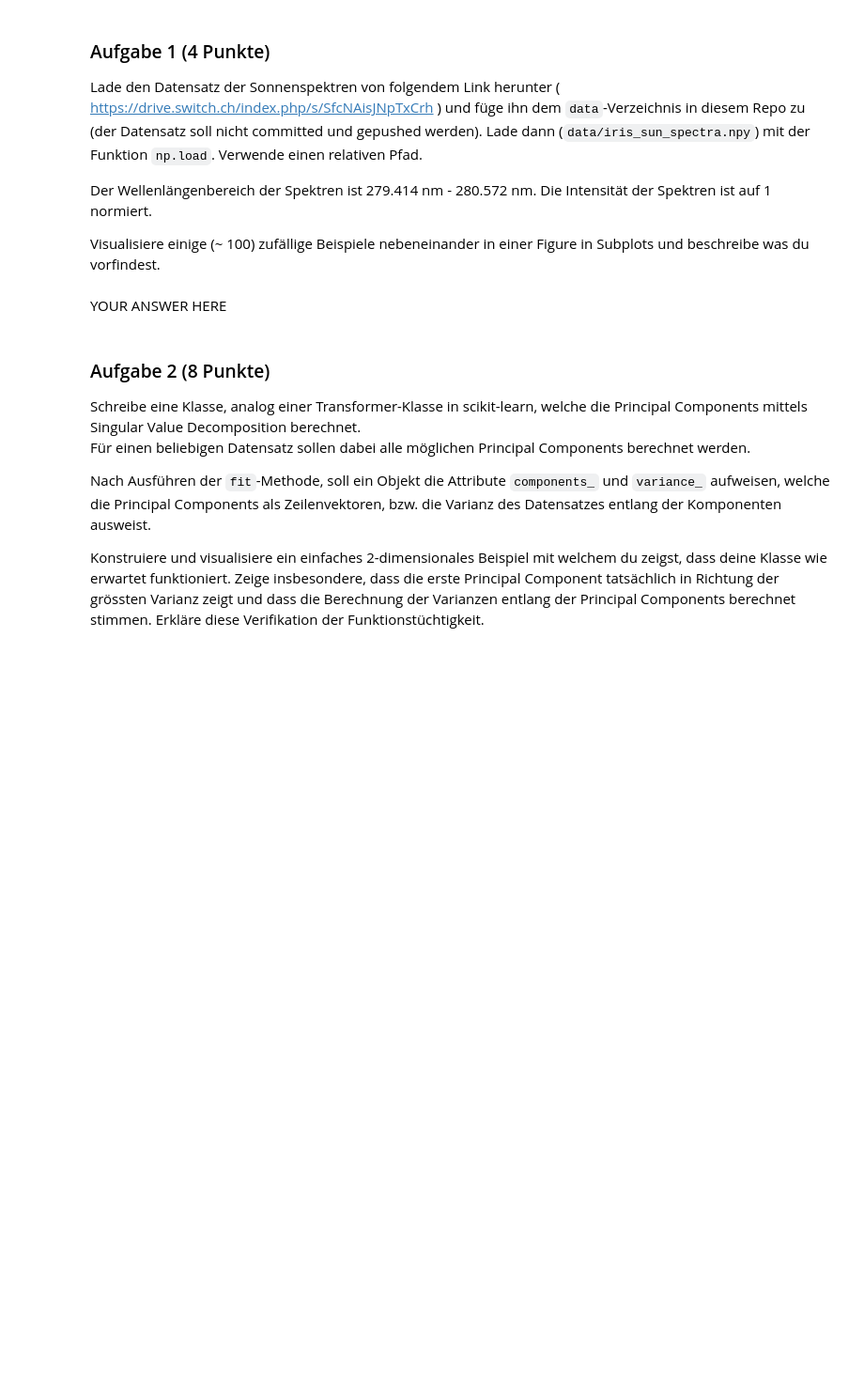
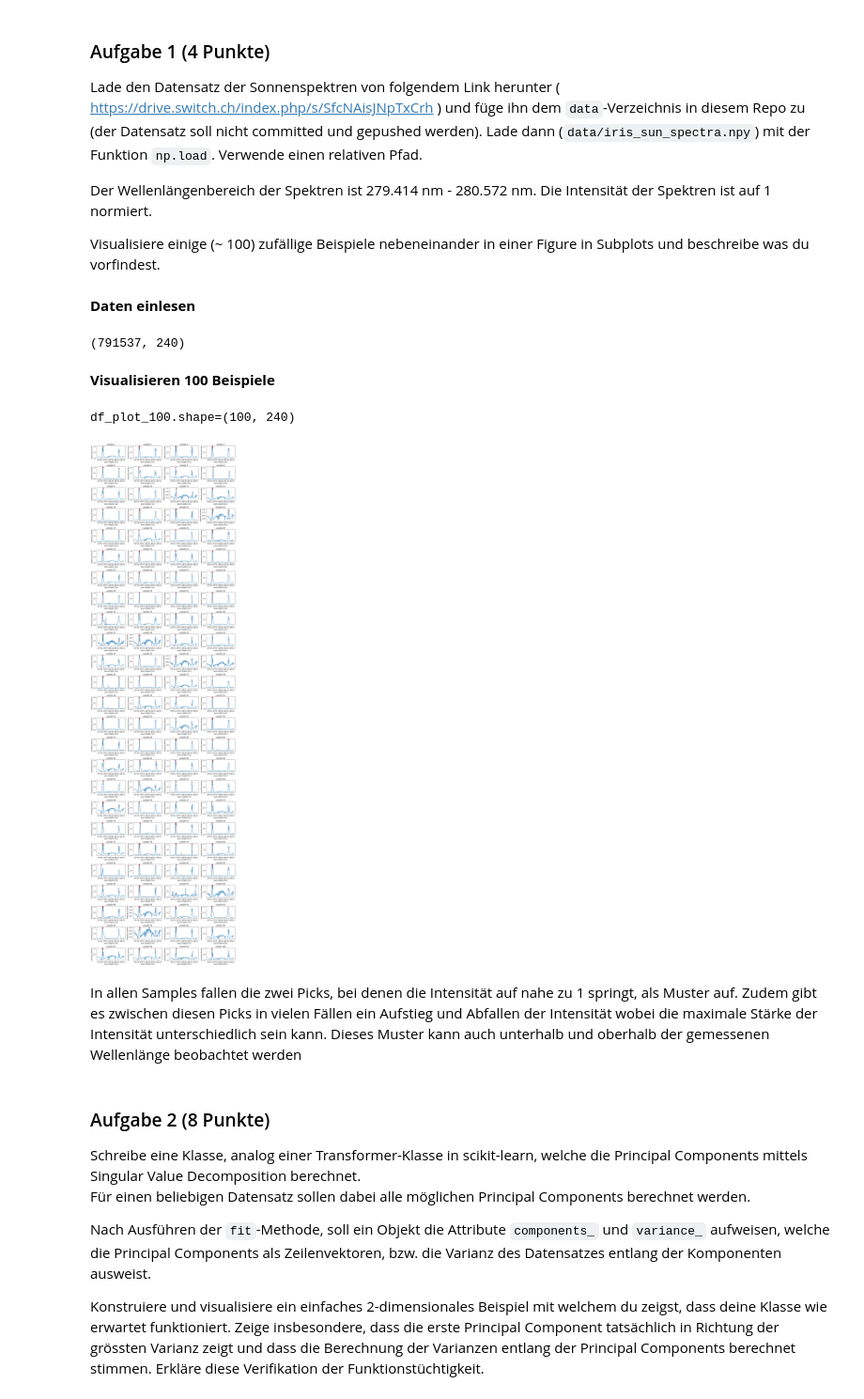
Before and after one commit to rootpi2203/ds_gml, a Jupyter notebook: gml_minichallenge_3/gml_minichallenge_3.ipynb, the cells around one changed output. Shown: that part at 94% size. Saved outputs shown, nothing was run; the diff lists cells and outputs as text; code cells hidden in the pictures; blank space fills up the shorter version.

```diff
--- a/gml_minichallenge_3/gml_minichallenge_3.ipynb
+++ b/gml_minichallenge_3/gml_minichallenge_3.ipynb
@@ -43,2 +40,2 @@ raise NotImplementedError()
-# %% [markdown]
-YOUR ANSWER HERE
+# %% [markdown]
+**Daten einlesen**
@@ -45,3 +45,46 @@ YOUR ANSWER HERE
+# %%
+# YOUR CODE HERE
+df_iris = np.load('../../data/iris_sun_spectra.npy')
+print(df_iris.shape)
+#df_iris[0, :]
+# %% [output]
+(791537, 240)
+# %% [markdown]
+**Visualisieren 100 Beispiele**
+# %%
+np.random.seed(42)
+
+# 100 zufällige Beispiele auswählen
+idx_rnd = np.random.randint(0, df_iris.shape[0], 100)
+df_plot_100 = df_iris[idx_rnd, :].copy()
+print(f'{df_plot_100.shape=}')
+
+# plote die zufälligen Beispiele
+fig, ax = plt.subplots(25, 4, figsize=(14,50))
+ax = ax.flatten()
+
+# Wellenlänge zwischen 279.414nm und 280.572nm, verwende linspace für 240 Punkte dazwischen
+x_label = np.linspace(279.414, 280.572, 240)
+
+for i, data in enumerate(df_plot_100):
+    ax[i].plot(x_label, df_plot_100[i, :])
+    ax[i].set_title(f'sample {i+1}')
+    ax[i].set_xlabel('wave lengths [nm]')
+    ax[i].set_ylabel('intensity normiert')
+
+    # zeichnen Picks grösser 0.8
+    for k, point in enumerate(data):
+        if point > 0.9:
+            ax[i].scatter(x_label[k], point, color='red', alpha=0.5)
+            ax[i].axvline(x_label[k], color='gray', alpha=0.3)
+
+plt.tight_layout()
+plt.show()
+# %% [output]
+df_plot_100.shape=(100, 240)
+[figure, added]
+# %% [markdown]
+In allen Samples fallen die zwei Picks, bei denen die Intensität auf nahe zu 1 springt, als Muster auf. Zudem gibt es zwischen diesen Picks in vielen Fällen ein Aufstieg und Abfallen der Intensität wobei die maximale Stärke der Intensität unterschiedlich sein kann. Dieses Muster kann auch unterhalb und oberhalb der gemessenen Wellenlänge beobachtet werden
 # %% [markdown]
 ### Aufgabe 2 (8 Punkte)
 
```
Also changed, not shown: parts of 8 cells of this notebook.
